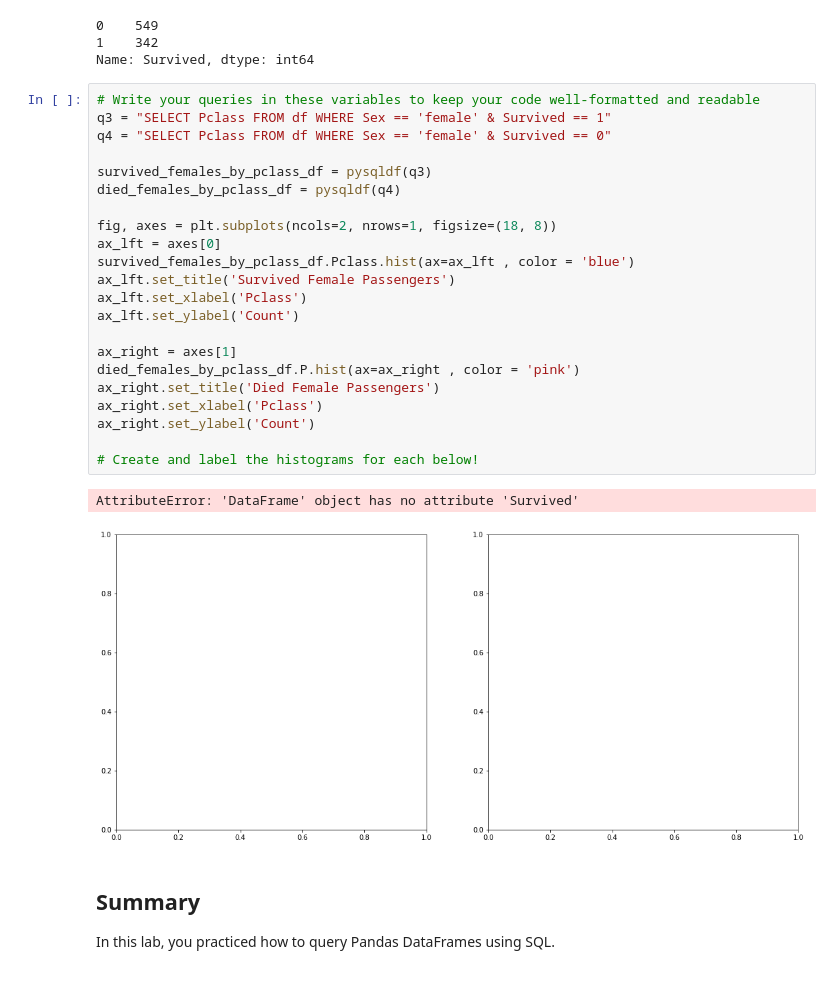
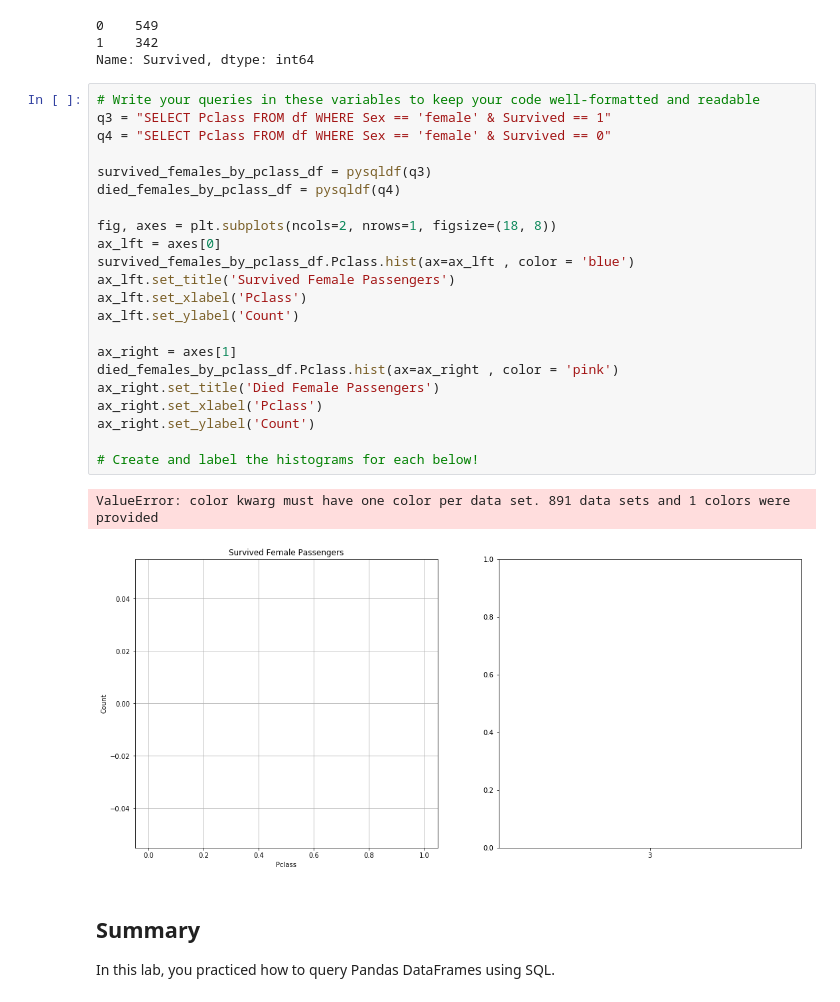
Before and after one commit to ThoaShook/dsc-using-sql-with-pandas-lab-atlanta-ds-062419, a Jupyter notebook: index.ipynb, the cells around one changed output. Saved outputs shown, nothing was run; the diff lists cells and outputs as text.

```diff
--- a/index.ipynb
+++ b/index.ipynb
@@ -378,28 +378,28 @@ Name: Survived, dtype: int64
 # %%
 # Write your queries in these variables to keep your code well-formatted and readable
 q3 = "SELECT Pclass FROM df WHERE Sex == 'female' & Survived == 1"
 q4 = "SELECT Pclass FROM df WHERE Sex == 'female' & Survived == 0"
 
 survived_females_by_pclass_df = pysqldf(q3)
 died_females_by_pclass_df = pysqldf(q4)
 
 fig, axes = plt.subplots(ncols=2, nrows=1, figsize=(18, 8))
 ax_lft = axes[0]
 survived_females_by_pclass_df.Pclass.hist(ax=ax_lft , color = 'blue')
 ax_lft.set_title('Survived Female Passengers')
 ax_lft.set_xlabel('Pclass')
 ax_lft.set_ylabel('Count')
 
 ax_right = axes[1]
-died_females_by_pclass_df.P.hist(ax=ax_right , color = 'pink')
+died_females_by_pclass_df.Pclass.hist(ax=ax_right , color = 'pink')
 ax_right.set_title('Died Female Passengers')
 ax_right.set_xlabel('Pclass')
 ax_right.set_ylabel('Count')
 
 # Create and label the histograms for each below!
 # %% [output]
-AttributeError: 'DataFrame' object has no attribute 'Survived'
+ValueError: color kwarg must have one color per data set. 891 data sets and 1 colors were provided
-[figure, old version]
+[figure, new version]
 # %% [markdown]
 ## Summary
 
```
